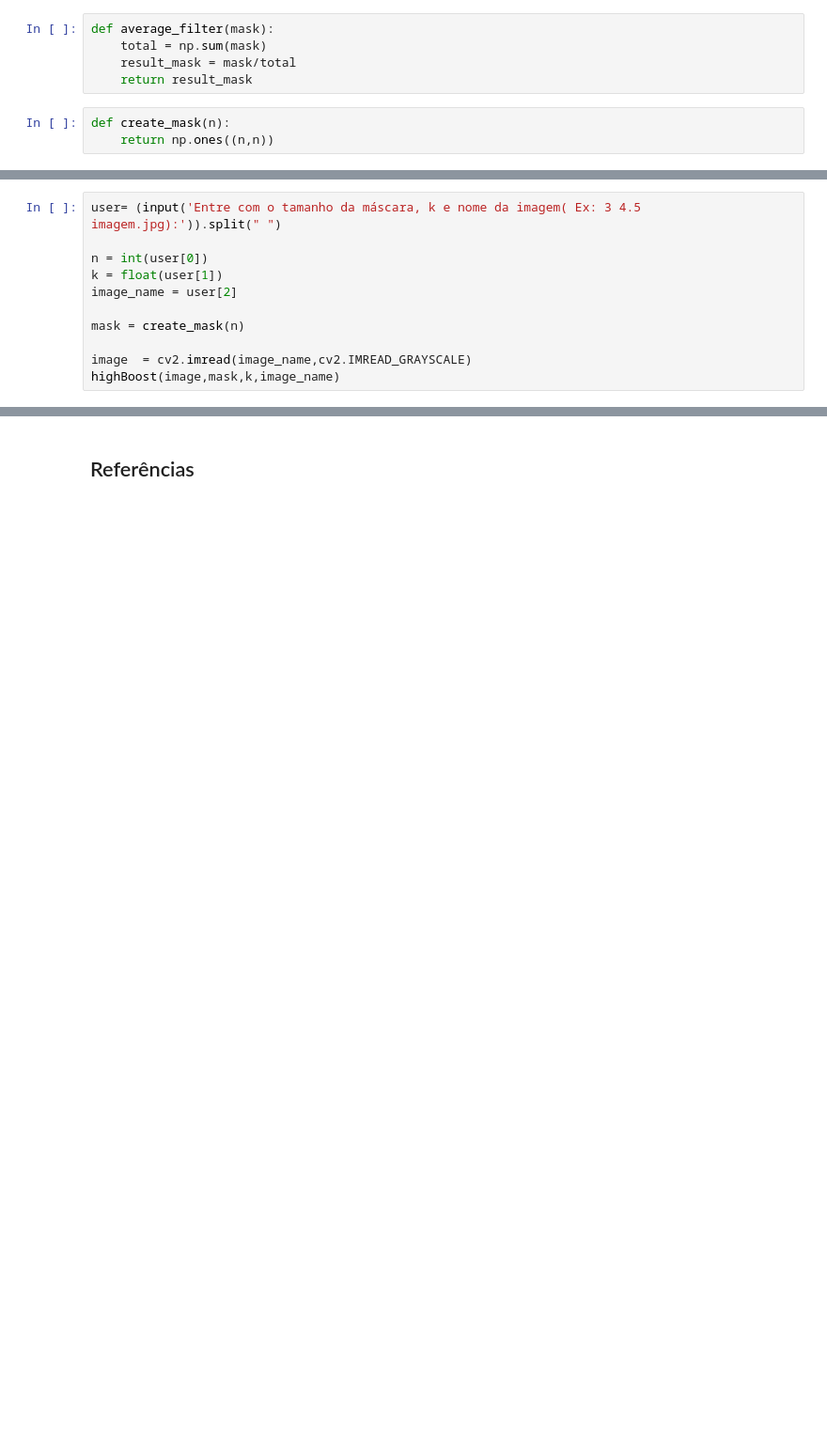
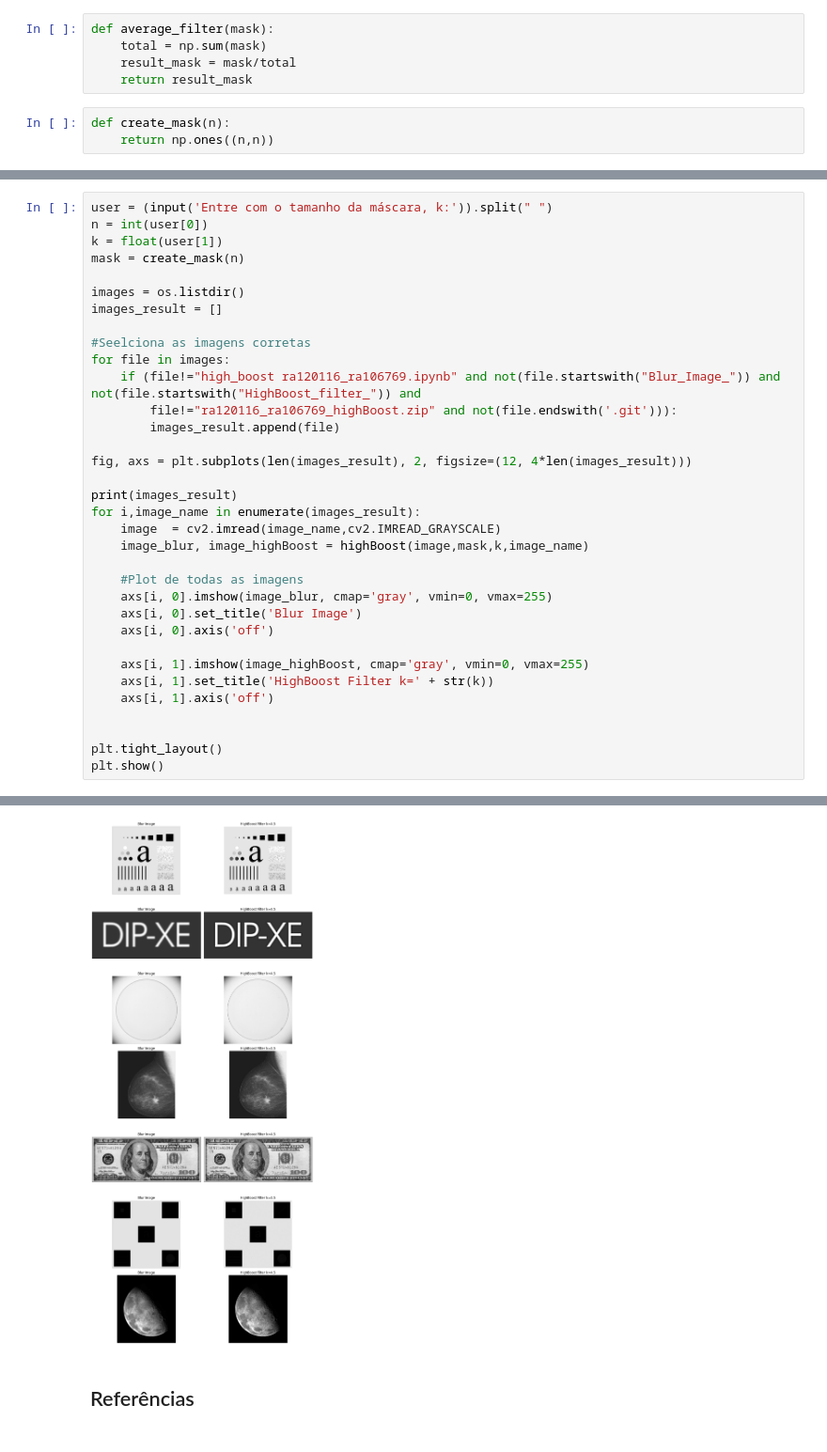
Before and after one commit to Vitor06/HighBoost-filtering, a Jupyter notebook: high_boost ra120116_ra106769.ipynb, the cells around one changed output, grey strips where cells are left out. Shown at 94% size. Drawn from its saved outputs; the diff is of its cells as text; blank space fills up the shorter version.

Commit message:
plot all images

```diff
--- a/high_boost ra120116_ra106769.ipynb
+++ b/high_boost ra120116_ra106769.ipynb
@@ -72,11 +60,0 @@ def highBoost(image, mask,k,input_user):
-# %%
-user= (input('Entre com o tamanho da máscara, k e nome da imagem( Ex: 3 4.5 imagem.jpg):')).split(" ")
-
-n = int(user[0])
-k = float(user[1])
-image_name = user[2]
-
-mask = create_mask(n)
-
-image  = cv2.imread(image_name,cv2.IMREAD_GRAYSCALE)
-highBoost(image,mask,k,image_name)
@@ -84,0 +61,35 @@ highBoost(image,mask,k,image_name)
+# %%
+user = (input('Entre com o tamanho da máscara, k:')).split(" ")
+n = int(user[0])
+k = float(user[1])
+mask = create_mask(n)
+
+images = os.listdir()
+images_result = []
+
+#Seelciona as imagens corretas
+for file in images:
+    if (file!="high_boost ra120116_ra106769.ipynb" and not(file.startswith("Blur_Image_")) and not(file.startswith("HighBoost_filter_")) and
+        file!="ra120116_ra106769_highBoost.zip" and not(file.endswith('.git'))):
+        images_result.append(file)
+
+fig, axs = plt.subplots(len(images_result), 2, figsize=(12, 4*len(images_result)))
+
+print(images_result)
+for i,image_name in enumerate(images_result):
+    image  = cv2.imread(image_name,cv2.IMREAD_GRAYSCALE)
+    image_blur, image_highBoost = highBoost(image,mask,k,image_name)
+
+    #Plot de todas as imagens
+    axs[i, 0].imshow(image_blur, cmap='gray', vmin=0, vmax=255)
+    axs[i, 0].set_title('Blur Image')
+    axs[i, 0].axis('off')
+
+    axs[i, 1].imshow(image_highBoost, cmap='gray', vmin=0, vmax=255)
+    axs[i, 1].set_title('HighBoost Filter k=' + str(k))
+    axs[i, 1].axis('off')
+
+
+plt.tight_layout()
+plt.show()
+# %% [output]
@@ -85,3 +97,4 @@ highBoost(image,mask,k,image_name)
+[figure, added]
 # %% [markdown]
 <h2>Referências<h2>
 # %% [markdown]
```
Also changed, not shown: parts of 4 cells of this notebook, 1 other file.
